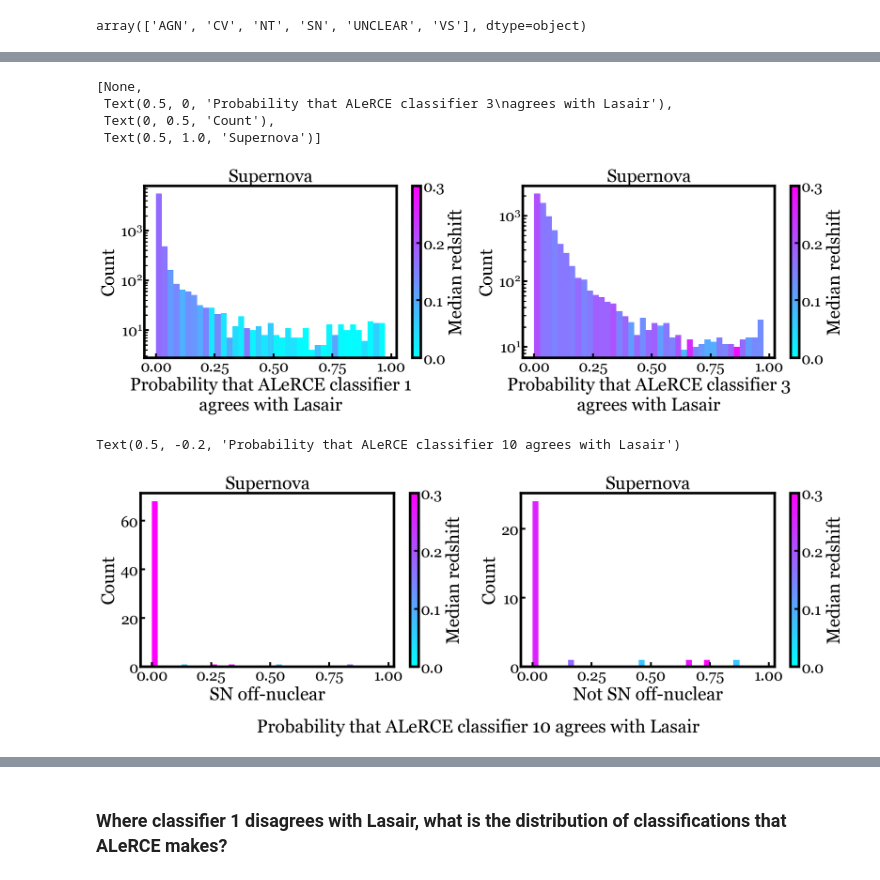
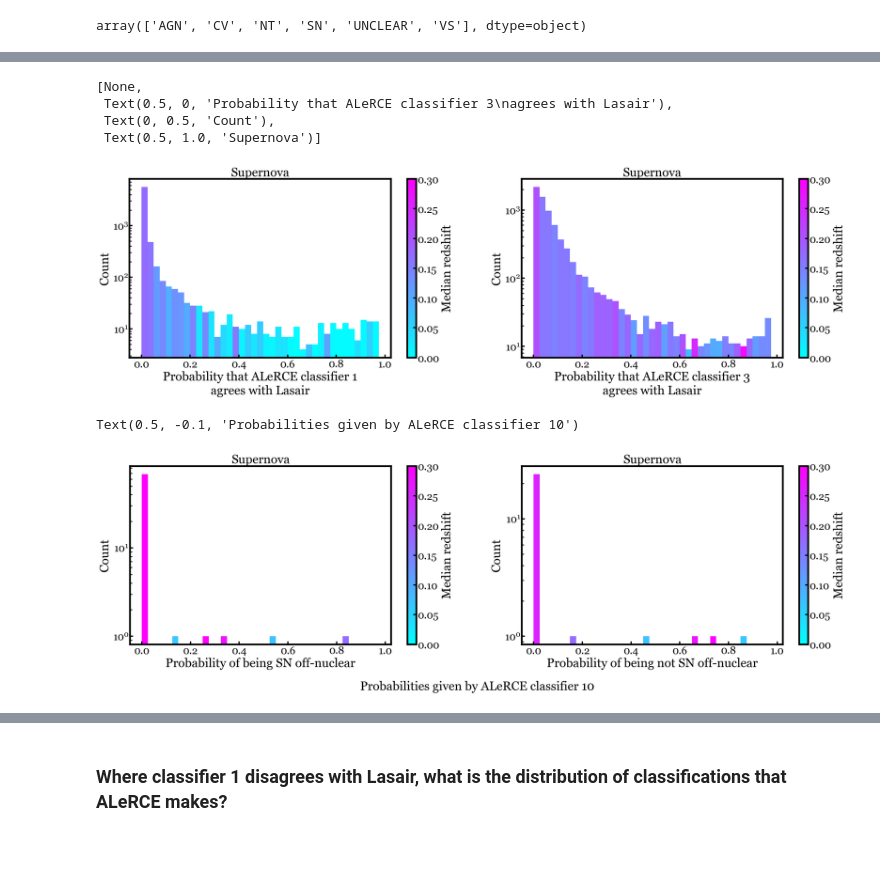
Before and after one commit to lsajkov/phys367_transients, a Jupyter notebook: compareClassifications.ipynb, the cells around one changed output, grey strips where cells are left out. Cells and saved outputs as stored; diff of their text form; code cells hidden in the pictures; blank space fills up the shorter version.

```diff
--- a/compareClassifications.ipynb
+++ b/compareClassifications.ipynb
@@ -175,19 +175,18 @@ TAP_URL = "https://tap.alerce.online/tap"
 LSST_SID = 1   # ALeRCE's survey id for LSST. ZTF rows live in the same tables, so always filter on it.
 # %%
 def tap_query(adql, maxrec=100_000, timeout=600, warn=True):
-    """Run an ADQL query against ALeRCE TAP and return a DataFrame.
 
-    Sent as a POST, so long `oid IN (...)` lists fit (a GET puts the query in the URL).
-    The service silently truncates at `maxrec` rows, so a result of exactly that
-    length is reported as suspect rather than treated as complete.
-    """
+    """Run an ADQL query against ALeRCE TAP and return a DataFrame. """
+
     r = requests.post(
         f"{TAP_URL}/sync",
         data={"LANG": "ADQL", "REQUEST": "doQuery", "RESPONSEFORMAT": "csv",
               "MAXREC": maxrec, "QUERY": adql},
         timeout=timeout,
     )
+
     r.raise_for_status()
+
     df = pd.read_csv(io.BytesIO(r.content))
     if warn and len(df) == maxrec:
         print(f"Warning: got exactly MAXREC={maxrec} rows — the result is probably truncated.")
@@ -358,0 +331,10 @@ columns: ['clf1_SN', 'clf1_AGN', 'clf1_VS', 'clf1_asteroid', 'clf1_bogus', 'clf3
+# %%
+fig, ax = plt.subplots()
+
+bool_good = all_hosted["nDiaSources"] > 5
+
+bins = np.arange(0, 4.1, 0.1)
+ax.hist(all_hosted[bool_good]["z_best"], bins = bins, histtype = "step", color = "black", linewidth = 3)
+
+ax.set(ylabel = "Count", xlabel = "Redshift")
+ax.set_title("All Lasair objects", x = 0.16)
@@ -395,6 +406,6 @@ Index(['diaObjectId', 'ra', 'decl', 'nDiaSources', 'firstDiaSourceMjdTai',
 # %%
 def histColoredByValue(x, z, bins = 30, cmap = "cool", statistic = "median", ax = None, label = None,
-                        vmin = None, vmax = None, noValueColor = "lightgrey"):
+                        vmin = None, vmax = None, noValueColor = "lightgrey", showbar = True):
 
     counts, edges = np.histogram(x, bins = bins)
     stat, _, _ = binned_statistic(x, z, statistic = statistic, bins = edges)
@@ -406,5 +417,6 @@ def histColoredByValue(x, z, bins = 30, cmap = "cool", statistic = "median", ax
     ax = ax or plt.gca()
 
     ax.bar(edges[:-1], counts, width = np.diff(edges), align = "edge", color = bar_colors, edgecolor = "none")
-    ax.figure.colorbar(cm.ScalarMappable(norm = norm, cmap = cmap), ax = ax, label = label)
+    if showbar:
+        ax.figure.colorbar(cm.ScalarMappable(norm = norm, cmap = cmap), ax = ax, label = label)
 # %%
@@ -434,5 +446,5 @@ axs[1].set(ylim = (0, 1300),
 # %%
-fig, axs = plt.subplots(1, 2, figsize = (20, 5))
+fig, axs = plt.subplots(1, 2, figsize = (30, 7.5))
 
 bool_lasair_sn_good = (all_hosted["classification"] == "SN") & (all_hosted["nDiaSources"] > 10) & (all_hosted["z_best"] > 0)
 bins = np.arange(0, 1, 0.025)
@@ -458,31 +470,31 @@ axs[1].set(
  Text(0.5, 0, 'Probability that ALeRCE classifier 3\nagrees with Lasair'),
  Text(0, 0.5, 'Count'),
  Text(0.5, 1.0, 'Supernova')]
-[figure, old version]
+[figure, new version]
 # %%
-fig, axs = plt.subplots(1, 2, figsize = (20, 5))
+fig, axs = plt.subplots(1, 2, figsize = (30, 7.5))
 
 bool_lasair_sn_good = (all_hosted["classification"] == "SN") & (all_hosted["nDiaSources"] > 10) & (all_hosted["z_best"] > 0)
 bins = np.arange(0, 1, 0.025)
 
 histColoredByValue(all_hosted[bool_lasair_sn_good]["clf10_SNoffnuclear"], all_hosted[bool_lasair_sn_good]["z_best"],
                    bins = bins, label = "Median redshift", ax = axs[0], cmap = "cool", vmin = 0, vmax = .3)
 
 histColoredByValue(all_hosted[bool_lasair_sn_good]["clf10_notSNoffnuclear"], all_hosted[bool_lasair_sn_good]["z_best"],
                    bins = bins, label = "Median redshift", ax = axs[1], cmap = "cool", vmin = 0, vmax = .3)
 
 axs[0].set(
             # ylim = (0, 1800),
-            # yscale = "log",
-            xlabel = "SN off-nuclear", ylabel = "Count",
+            yscale = "log",
+            xlabel = "Probability of being SN off-nuclear", ylabel = "Count",
             title = "Supernova",)
 axs[1].set(
             # ylim = (0, 1800),
-            # yscale = "log",
-            xlabel = "Not SN off-nuclear", ylabel = "Count",
+            yscale = "log",
+            xlabel = "Probability of being not SN off-nuclear", ylabel = "Count",
             title = "Supernova",)
 
-fig.supxlabel("Probability that ALeRCE classifier 10 agrees with Lasair", y = -0.2)
+fig.supxlabel("Probabilities given by ALeRCE classifier 10", y = -0.1)
 # %% [output]
-Text(0.5, -0.2, 'Probability that ALeRCE classifier 10 agrees with Lasair')
+Text(0.5, -0.1, 'Probabilities given by ALeRCE classifier 10')
-[figure, old version]
+[figure, new version]
```
Also changed, not shown: parts of 26 cells of this notebook.
